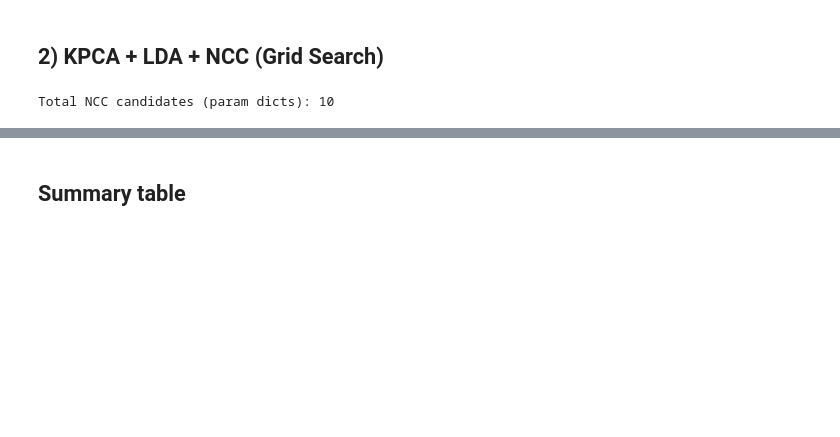
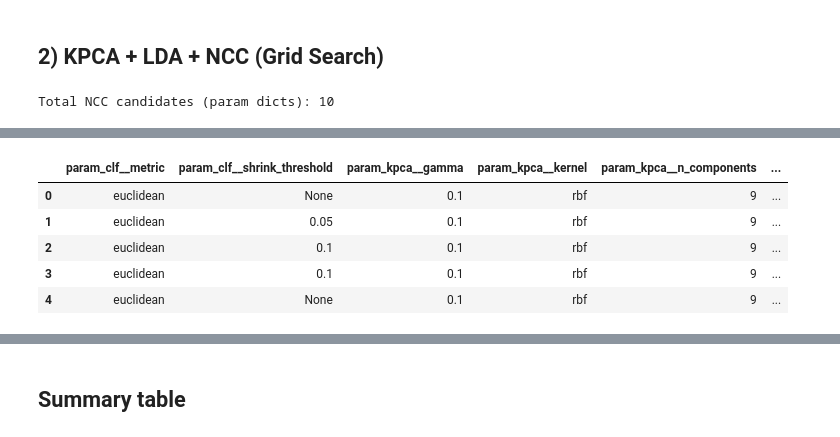
Before and after one commit to harpap/SVM-and-KPCA-LDA-exercise, a Jupyter notebook: KPCA+LDA_NN_NCC_glass.ipynb, the cells around one changed output, grey strips where cells are left out. Cells and saved outputs as stored; diff of their text form; code cells hidden in the pictures; blank space fills up the shorter version.

```diff
--- a/KPCA+LDA_NN_NCC_glass.ipynb
+++ b/KPCA+LDA_NN_NCC_glass.ipynb
@@ -298,3 +330,31 @@ Classification report:
+# %%
+cv_res = pd.DataFrame(ncc_grid.cv_results_)
+
+# Επιλογη χρησιμων στηλων (params + mean/std score + rank + fit time)
+cols = (
+    [c for c in cv_res.columns if c.startswith("param_")] +
+    ["mean_test_score", "std_test_score", "rank_test_score",
+     "mean_fit_time", "std_fit_time", "mean_score_time", "std_score_time"]
+)
+
+results_table = cv_res[cols].sort_values(["rank_test_score", "mean_test_score"], ascending=[True, False])
+
+# πιο καθαρη εμφανιση
+results_table = results_table.reset_index(drop=True)
+results_table[["mean_test_score","std_test_score"]] = results_table[["mean_test_score","std_test_score"]].round(4)
+
+# display(results_table)
+
+
+# Top-5 configurations
+display(results_table.head(5))
+# %% [output]
+|  | param_clf__metric | param_clf__shrink_threshold | param_kpca__gamma | param_kpca__kernel | param_kpca__n_components | ... |
+| 0 | euclidean | None | 0.1 | rbf | 9 | ... |
+| 1 | euclidean | 0.05 | 0.1 | rbf | 9 | ... |
+| 2 | euclidean | 0.1 | 0.1 | rbf | 9 | ... |
+| 3 | euclidean | 0.1 | 0.1 | rbf | 9 | ... |
+| 4 | euclidean | None | 0.1 | rbf | 9 | ... |
 # %%
 plt.figure(figsize=(6,5))
 plt.imshow(cm_ncc, interpolation="nearest")
```
Also changed, not shown: parts of 13 cells of this notebook, 3 other files.
